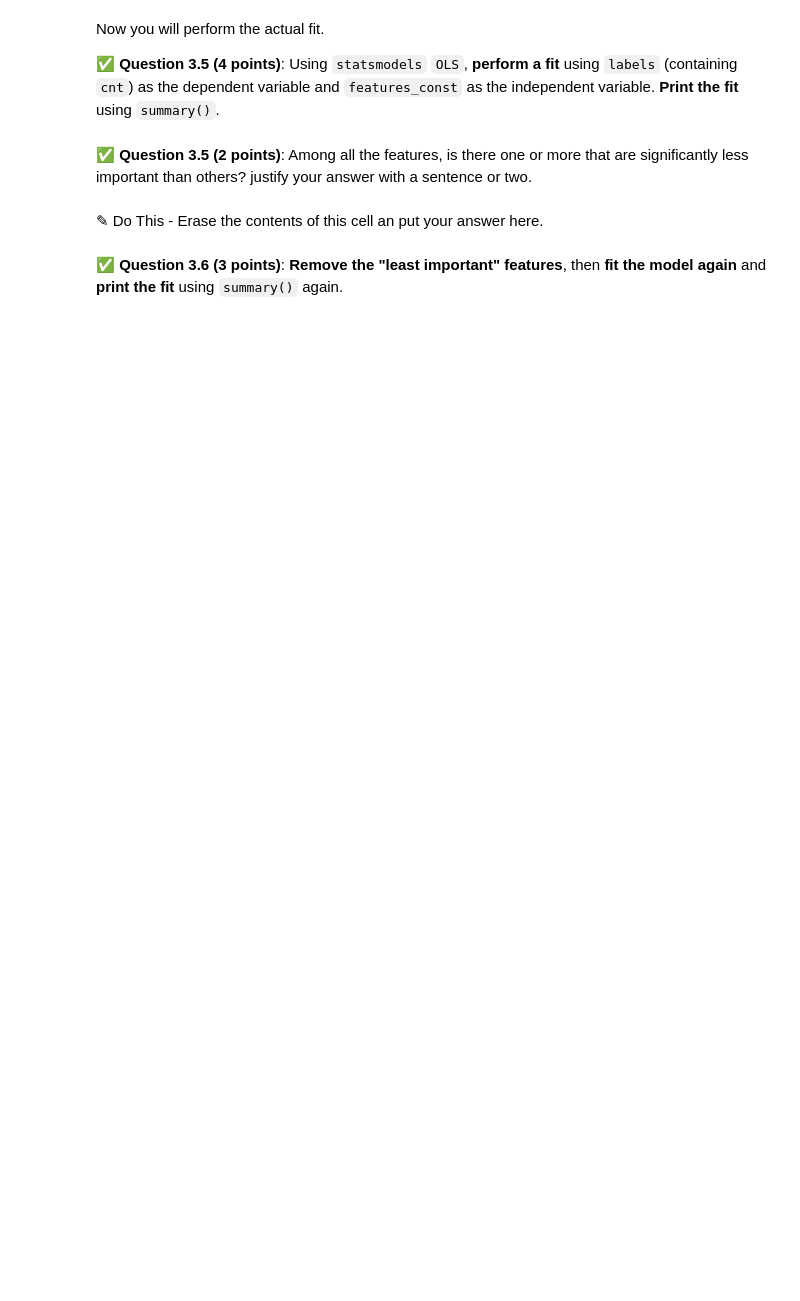
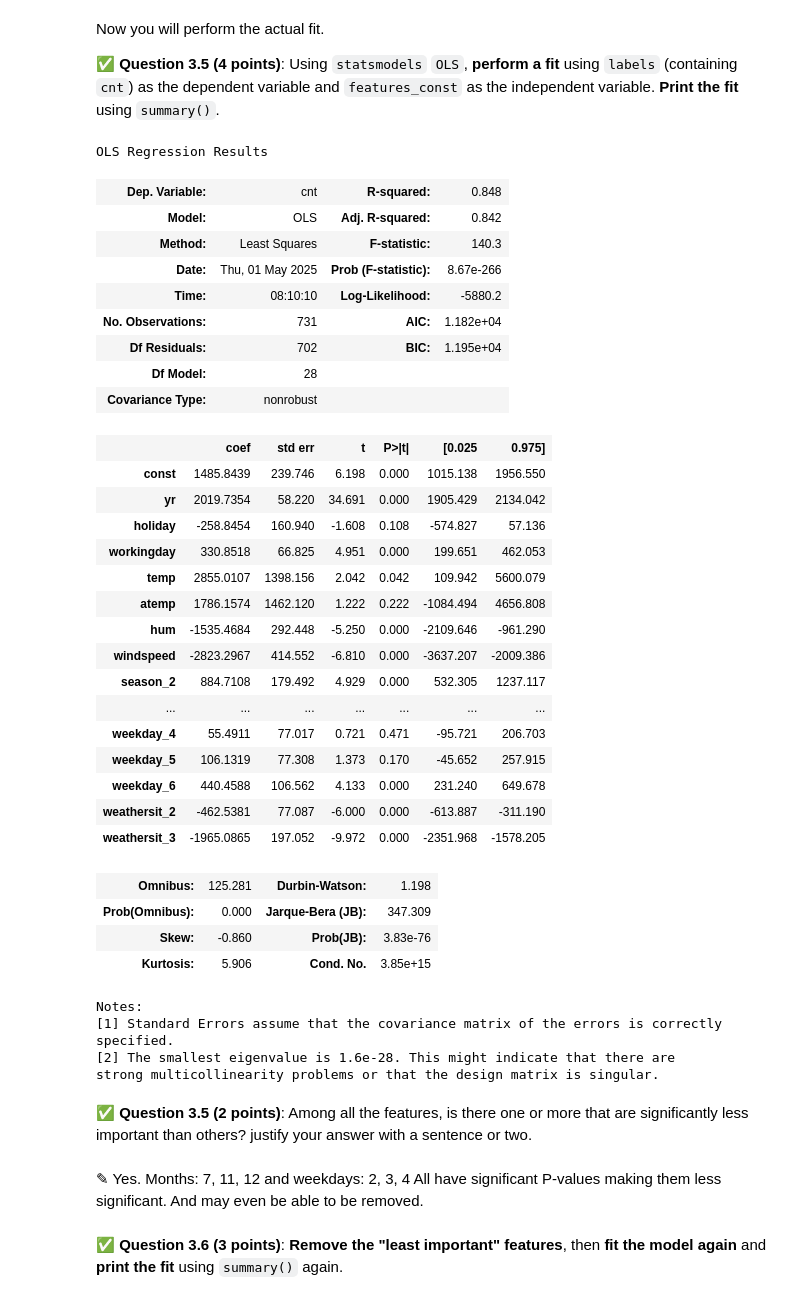
Before and after one commit to patrickw03/CMSE202-f25-turnin, a Jupyter notebook: Exams/Final/CMSE202-Final-SS25-Section001-STUDENT.ipynb, the cells around one changed output. Drawn from its saved outputs; the diff is of its cells as text; code cells hidden in the pictures; blank space fills up the shorter version.

```diff
--- a/Exams/Final/CMSE202-Final-SS25-Section001-STUDENT.ipynb
+++ b/Exams/Final/CMSE202-Final-SS25-Section001-STUDENT.ipynb
@@ -108,0 +109,6 @@ The goal for this part is to do a multivariate linear regression, also known as
+# %%
+import pandas as pd
+
+bike_new = pd.read_csv("day.csv")
+
+bike_new.head()
@@ -117,0 +129,4 @@ You will be trying to predict `cnt` (which is the number of bike rentals) using
+# %%
+bike_new = bike_new.drop(columns=["dteday", "instant", "casual", "registered"])
+
+bike_new.head()
@@ -134,0 +155,11 @@ bike_new.replace({False: 0, True: 1}, inplace=True)
+# %%
+### Put your code here
+labels = bike_new.pop("cnt")
+
+features = bike_new
+
+print("Labels:")
+print(labels.head())
+
+print("\nFeatures:")
+print(features.head())
@@ -140,0 +188,6 @@ Next, we will fit the data using the ordinary least squares model `OLS` in `stat
+# %%
+import statsmodels.api as sm
+
+features_const = sm.add_constant(features)
+
+features_const.head()
@@ -144,9 +205,48 @@ Now you will perform the actual fit.
 &#9989; **Question 3.5 (4 points)**: Using `statsmodels` `OLS`, **perform a fit** using `labels` (containing `cnt`) as the dependent variable and `features_const` as the independent variable. **Print the fit** using `summary()`.
 # %%
 ### Put your code here
+model = sm.OLS(labels, features_const)
+results = model.fit()
+
+results.summary()
+# %% [output]
+OLS Regression Results
+| Dep. Variable: | cnt | R-squared: | 0.848 |
+| Model: | OLS | Adj. R-squared: | 0.842 |
+| Method: | Least Squares | F-statistic: | 140.3 |
+| Date: | Thu, 01 May 2025 | Prob (F-statistic): | 8.67e-266 |
+| Time: | 08:10:10 | Log-Likelihood: | -5880.2 |
+| No. Observations: | 731 | AIC: | 1.182e+04 |
+| Df Residuals: | 702 | BIC: | 1.195e+04 |
+| Df Model: | 28 |  |  |
+| Covariance Type: | nonrobust |  |  |
+|  | coef | std err | t | P>|t| | [0.025 | 0.975] |
+| const | 1485.8439 | 239.746 | 6.198 | 0.000 | 1015.138 | 1956.550 |
+| yr | 2019.7354 | 58.220 | 34.691 | 0.000 | 1905.429 | 2134.042 |
+| holiday | -258.8454 | 160.940 | -1.608 | 0.108 | -574.827 | 57.136 |
+| workingday | 330.8518 | 66.825 | 4.951 | 0.000 | 199.651 | 462.053 |
+| temp | 2855.0107 | 1398.156 | 2.042 | 0.042 | 109.942 | 5600.079 |
+| atemp | 1786.1574 | 1462.120 | 1.222 | 0.222 | -1084.494 | 4656.808 |
+| hum | -1535.4684 | 292.448 | -5.250 | 0.000 | -2109.646 | -961.290 |
+| windspeed | -2823.2967 | 414.552 | -6.810 | 0.000 | -3637.207 | -2009.386 |
+| season_2 | 884.7108 | 179.492 | 4.929 | 0.000 | 532.305 | 1237.117 |
+| ... | ... | ... | ... | ... | ... | ... |
+| weekday_4 | 55.4911 | 77.017 | 0.721 | 0.471 | -95.721 | 206.703 |
+| weekday_5 | 106.1319 | 77.308 | 1.373 | 0.170 | -45.652 | 257.915 |
+| weekday_6 | 440.4588 | 106.562 | 4.133 | 0.000 | 231.240 | 649.678 |
+| weathersit_2 | -462.5381 | 77.087 | -6.000 | 0.000 | -613.887 | -311.190 |
+| weathersit_3 | -1965.0865 | 197.052 | -9.972 | 0.000 | -2351.968 | -1578.205 |
+| Omnibus: | 125.281 | Durbin-Watson: | 1.198 |
+| Prob(Omnibus): | 0.000 | Jarque-Bera (JB): | 347.309 |
+| Skew: | -0.860 | Prob(JB): | 3.83e-76 |
+| Kurtosis: | 5.906 | Cond. No. | 3.85e+15 |
+Notes:
+[1] Standard Errors assume that the covariance matrix of the errors is correctly specified.
+[2] The smallest eigenvalue is 1.6e-28. This might indicate that there are
+strong multicollinearity problems or that the design matrix is singular.
 # %% [markdown]
 &#9989; **Question 3.5 (2 points)**: Among all the features, is there one or more that are significantly less important than others? justify your answer with a sentence or two.
-# %% [markdown]
-<font size=+3>&#9998;</font> Do This - Erase the contents of this cell an put your answer here.
+# %% [markdown]
+<font size=+3>&#9998;</font> Yes. Months: 7, 11, 12 and weekdays: 2, 3, 4 All have significant P-values making them less significant. And may even be able to be removed.
 # %% [markdown]
 &#9989; **Question 3.6 (3 points)**: **Remove the "least important" features**, then **fit the model again** and **print the fit** using `summary()` again.
```
Also changed, not shown: parts of 16 cells of this notebook.
